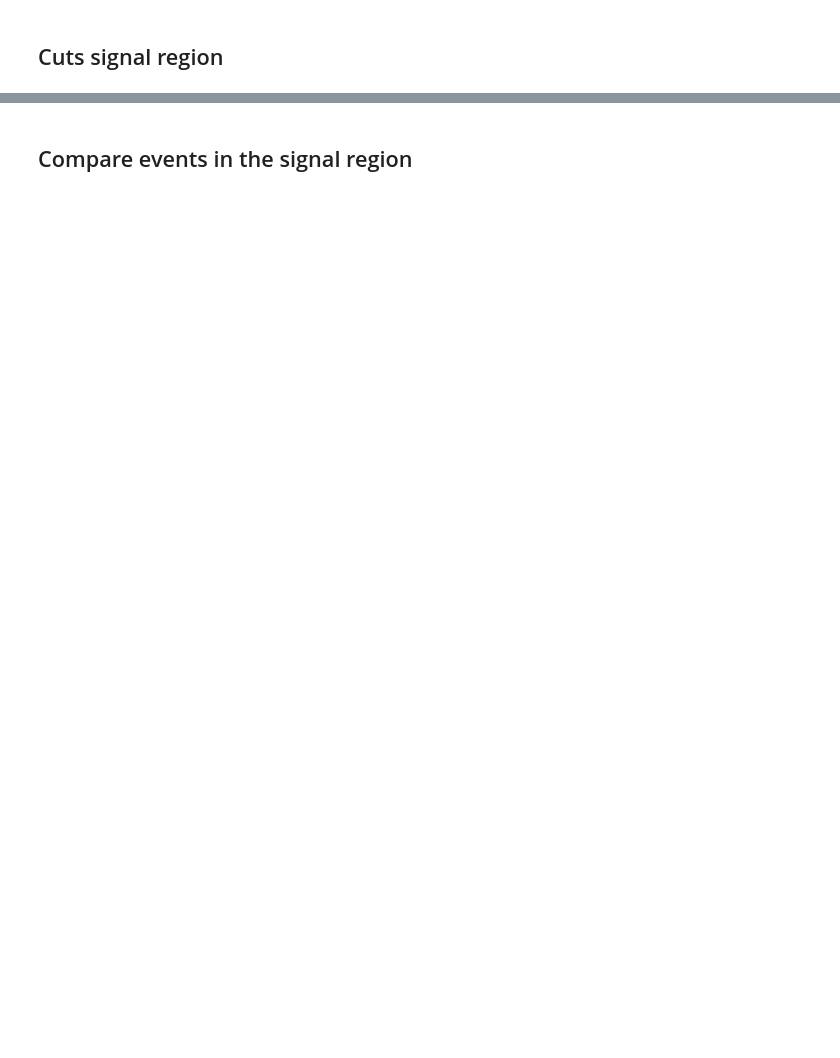
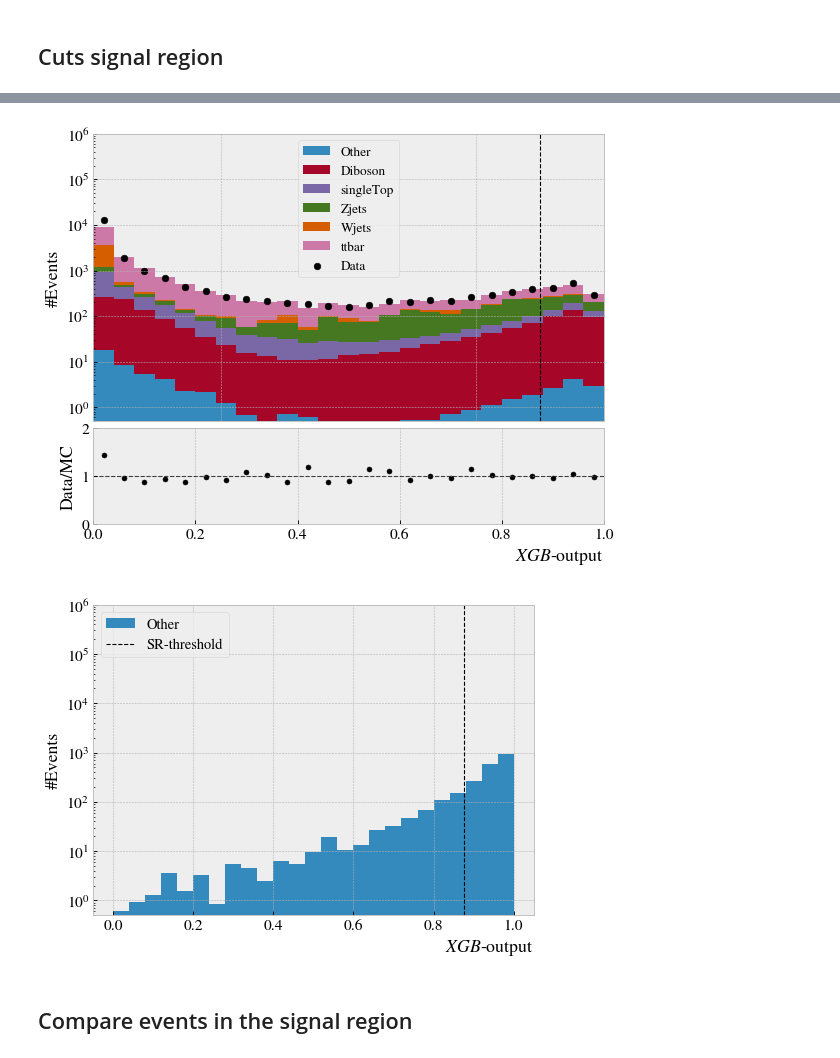
Before and after one commit to WilliamHirst/FYS5555, a Jupyter notebook: Proj3/new_notebooks/Histo.ipynb, the cells around one changed output, grey strips where cells are left out. Drawn from its saved outputs; the diff is of its cells as text; code cells hidden in the pictures; blank space fills up the shorter version.

```diff
--- a/Proj3/new_notebooks/Histo.ipynb
+++ b/Proj3/new_notebooks/Histo.ipynb
@@ -45,5 +45,5 @@ for cat in otherCategories:
 df_weight = df.weight
 # %%
 #cats = ['Other' ,'Diboson' , 'ttbar', 'Zjets','topX', 'SUSYSlepSlep']
-cats = ['Wjets' , 'singleTop', 'Diboson' , 'ttbar', 'Zjets', 'SUSYSlepSlep','Other']
+cats = ['Wjets' , 'singleTop', 'Diboson' , 'ttbar', 'Zjets', 'Other','SUSYSlepSlep']
 # %%
@@ -361,3 +427,56 @@ plt.show()
+# %%
+xbg_pred_data = xgb.predict_proba(np.array(df_data))[:,1]
+N, bins = np.histogram(xbg_pred_data, bins = 25, range=(0.,1.))
+x = (np.array(bins[0:-1]) + np.array(bins[1:]))/2
+
+fig, (ax1, ax2) = plt.subplots(2, 1, gridspec_kw={'height_ratios': [3, 1]}, num=0, dpi=80, facecolor='w', edgecolor='k',figsize = (7.4, 5.8))
+ax1.set_yscale("log")
+ax1.set_ylabel("#Events", fontsize=16)
+ax1.tick_params(axis='x',which='both',bottom=False,top=False,labelbottom=False)
+n, bins, patches = ax1.hist(df_output, weights = weights, bins = 25, range=(0.,1.), histtype = "barstacked", stacked = True, label = cats)
+ax1.scatter(x, N, c = "black", label = "Data")
+ax1.legend(fontsize=12)
+ax1.set_xlim([bins[0], bins[-1]])
+ax1.set_ylim([5e-1,1e6])
+ax1.set_xticks([0.25, 0.75], labels = ["False","True"])
+ax1.axvline(x=threshold, color="black", linestyle="--", linewidth = 1.0, label = "SR-threshold")
+diff = 0
+
+
+s = 0
+n = []
+for j in range(len(bins)-1):
+    s = 0
+    for i in range(len(df_output)):
+        s += np.sum(weights[i][(df_output[i] < bins[j+1]) * (df_output[i] > bins[j])])
+    n.append(s)
+
+
+ax2.scatter(x , N/np.array(n), c = "k", alpha = 1, s = 20)
+ax2.axhline(1, linestyle = "--", c = "k", alpha = 0.7, linewidth = 1)
+ax2.set_xlabel(r"$XGB$-output", fontsize=16, loc = "right")
+ax2.set_xlim([bins[0], bins[-1]])
+ax2.set_ylim([0, 2])
+ax2.set_ylabel("Data/MC", fontsize =  16)
+plt.tight_layout(pad=1.1, w_pad=0.7, h_pad=0.2)
+plt.savefig("figures/XGB_dist.pdf")
+plt.show()
+
+fig = plt.figure(figsize = (6.4, 4.8), num=0, dpi=80, facecolor='w', edgecolor='k')
+ax = fig.add_subplot(1, 1, 1)
+plt.xlabel(r"$XGB$-output", fontsize=16, loc = "right")
+plt.ylabel("#Events", fontsize=16)
+plt.yscale("log")
+plt.ylim([5e-1,1e6])
+plt.hist(SUSY_output, weights = SUSY_weights, bins = 25, range=(0,1), histtype = "barstacked", stacked = True, label = cats, zorder=0)
+plt.axvline(x=threshold, color="black", linestyle="--", linewidth = 1.0, label = "SR-threshold")
+plt.legend(fontsize=13)
+plt.tight_layout(pad=1.1, w_pad=0.7, h_pad=0.2)
+plt.savefig("figures/XGB_SUSY.pdf")
+plt.show()
+# %% [output]
+[figure, added]
+[figure, added]
 # %% [markdown]
 ## Compare events in the signal region
 # %%
```
Also changed, not shown: parts of 22 cells of this notebook, 2 other files.
